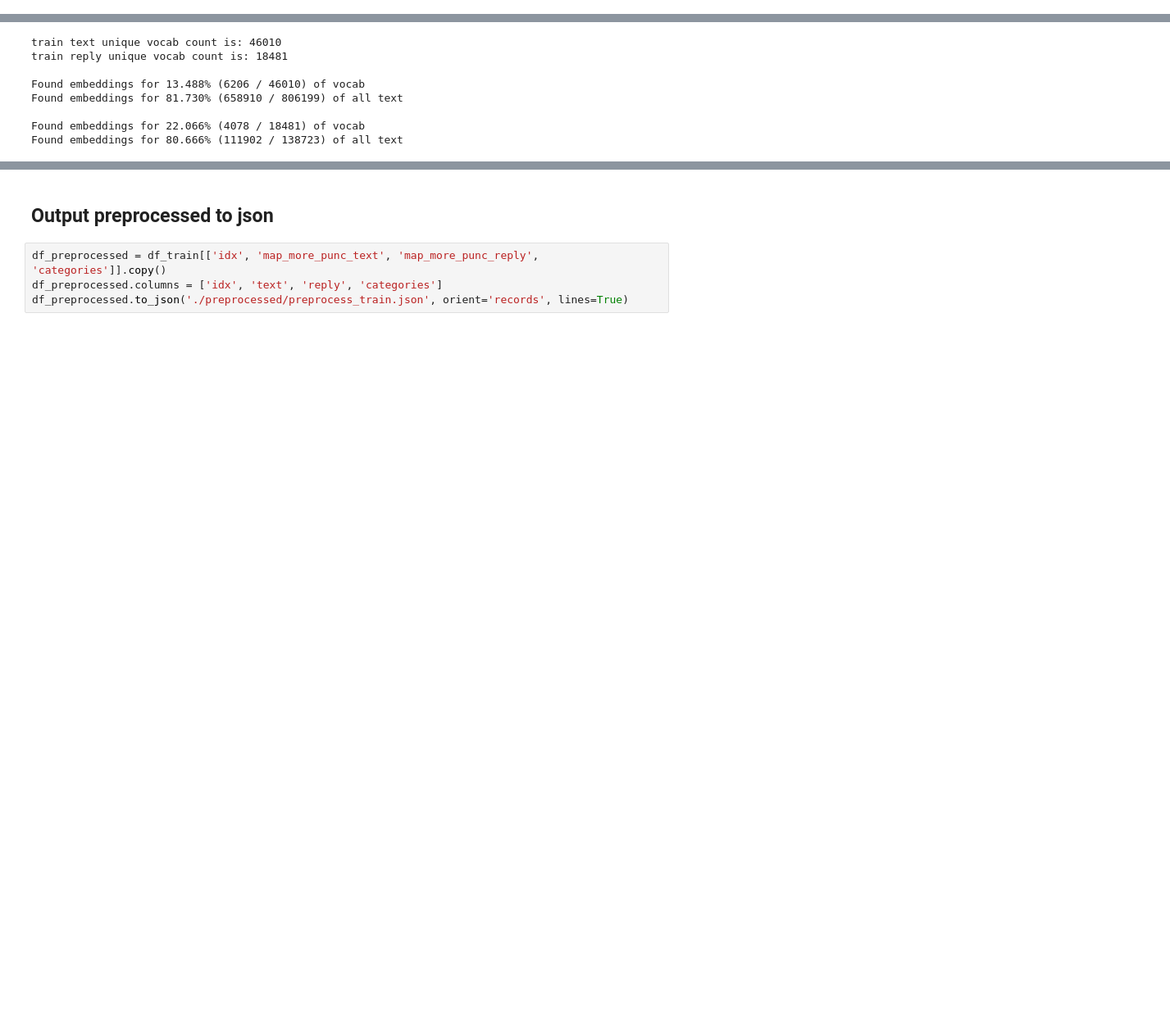
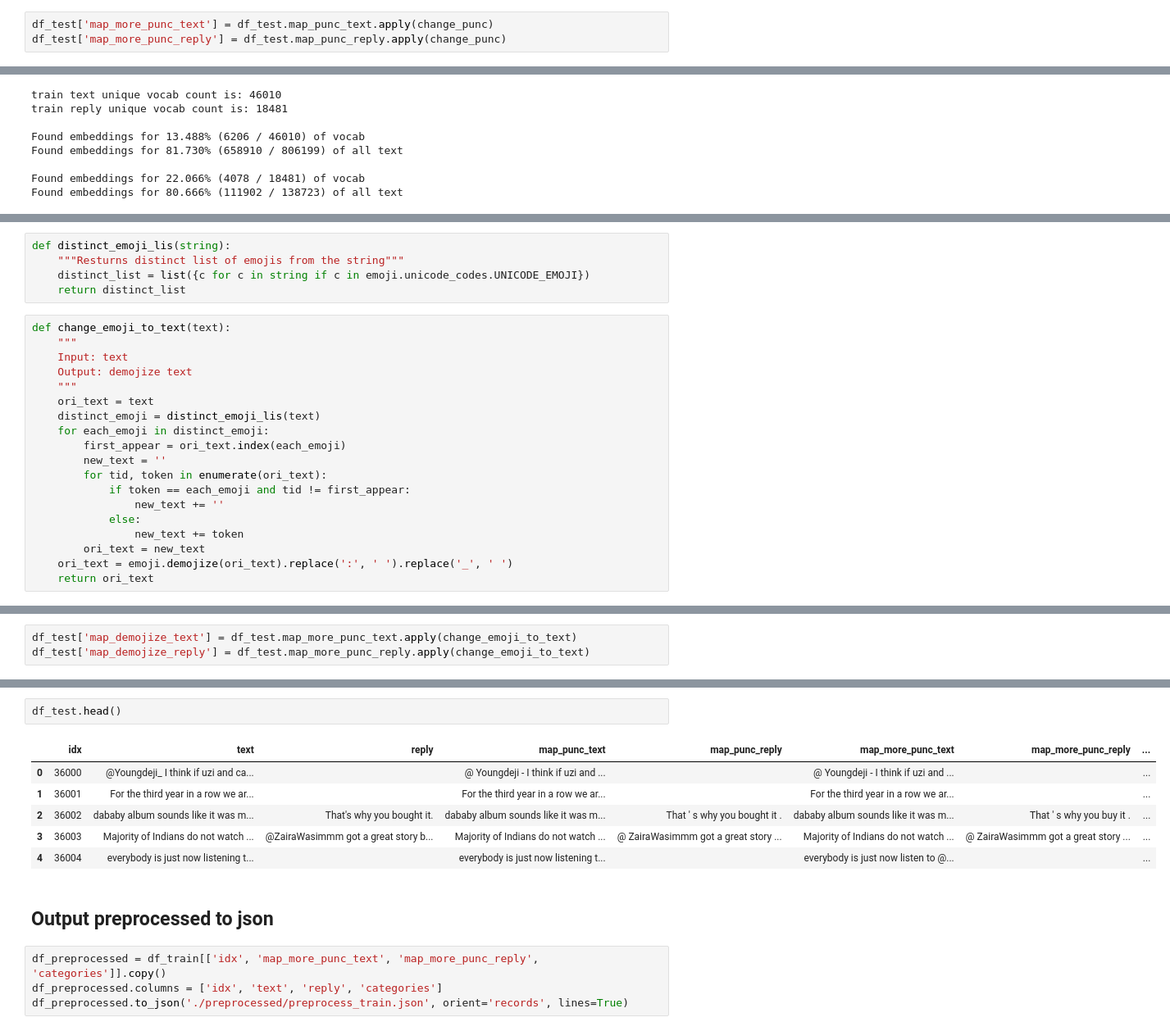
Before and after one commit to wywyWang/NLP-2020-EmotionGIF, a Jupyter notebook: Data.ipynb, the cells around one changed output, grey strips where cells are left out. Shown at 82% size. Cells and saved outputs as stored; diff of their text form; blank space fills up the shorter version.

```diff
--- a/Data.ipynb
+++ b/Data.ipynb
@@ -431,6 +520,9 @@ df_train['map_more_punc_reply'] = df_train.map_punc_reply.apply(change_punc)
 # %%
 df_dev['map_more_punc_text'] = df_dev.map_punc_text.apply(change_punc)
 df_dev['map_more_punc_reply'] = df_dev.map_punc_reply.apply(change_punc)
+# %%
+df_test['map_more_punc_text'] = df_test.map_punc_text.apply(change_punc)
+df_test['map_more_punc_reply'] = df_test.map_punc_reply.apply(change_punc)
 # %%
 train_text_vocab = get_vocab(df_train['map_more_punc_text'].values)
 train_reply_vocab = get_vocab(df_train['map_more_punc_reply'].values)
@@ -490,0 +601,24 @@ sorted(unknown_text.items(), key=lambda d: d[1], reverse=True)
+# %%
+def distinct_emoji_lis(string):
+    """Resturns distinct list of emojis from the string"""
+    distinct_list = list({c for c in string if c in emoji.unicode_codes.UNICODE_EMOJI})
+    return distinct_list
+# %%
+def change_emoji_to_text(text):
+    """
+    Input: text
+    Output: demojize text
+    """
+    ori_text = text
+    distinct_emoji = distinct_emoji_lis(text)
+    for each_emoji in distinct_emoji:
+        first_appear = ori_text.index(each_emoji)
+        new_text = ''
+        for tid, token in enumerate(ori_text):
+            if token == each_emoji and tid != first_appear:
+                new_text += ''
+            else:
+                new_text += token
+        ori_text = new_text
+    ori_text = emoji.demojize(ori_text).replace(':', ' ').replace('_', ' ')
+    return ori_text
@@ -490,0 +631,3 @@ sorted(unknown_text.items(), key=lambda d: d[1], reverse=True)
+# %%
+df_test['map_demojize_text'] = df_test.map_more_punc_text.apply(change_emoji_to_text)
+df_test['map_demojize_reply'] = df_test.map_more_punc_reply.apply(change_emoji_to_text)
@@ -509,3 +731,12 @@ df_dev.head()
+# %%
+df_test.head()
+# %% [output]
+|  | idx | text | reply | map_punc_text | map_punc_reply | map_more_punc_text | map_more_punc_reply | ... |
+| 0 | 36000 | @Youngdeji_ I think if uzi and ca... |  | @ Youngdeji - I think if uzi and ... |  | @ Youngdeji - I think if uzi and ... |  | ... |
+| 1 | 36001 | For the third year in a row we ar... |  | For the third year in a row we ar... |  | For the third year in a row we ar... |  | ... |
+| 2 | 36002 | dababy album sounds like it was m... | That's why you bought it. | dababy album sounds like it was m... | That ' s why you bought it . | dababy album sounds like it was m... | That ' s why you buy it . | ... |
+| 3 | 36003 | Majority of Indians do not watch ... | @ZairaWasimmm got a great story b... | Majority of Indians do not watch ... | @ ZairaWasimmm got a great story ... | Majority of Indians do not watch ... | @ ZairaWasimmm got a great story ... | ... |
+| 4 | 36004 | everybody is just now listening t... |  | everybody is just now listening t... |  | everybody is just now listen to @... |  | ... |
 # %% [markdown]
 ## Output preprocessed to json
 # %%
```
Also changed, not shown: parts of 34 cells of this notebook, 1 other file.
